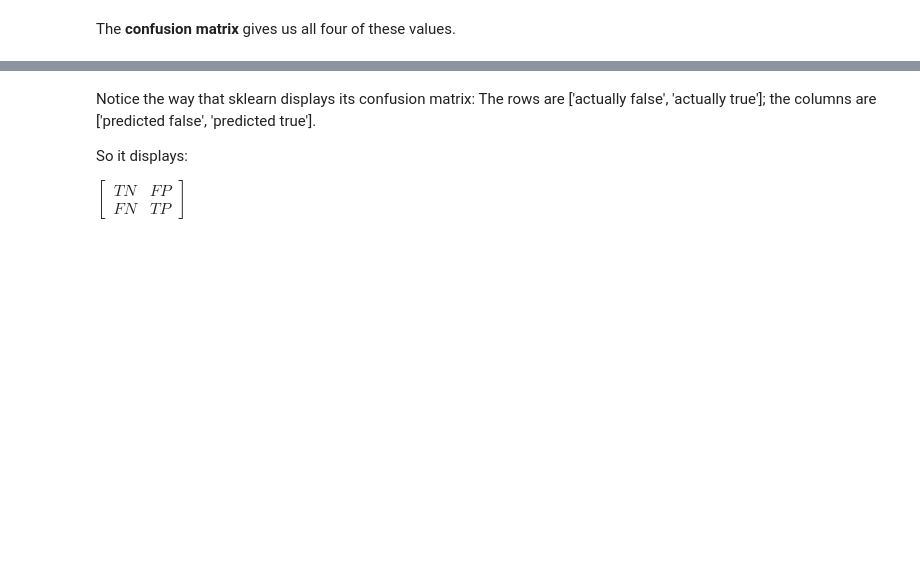
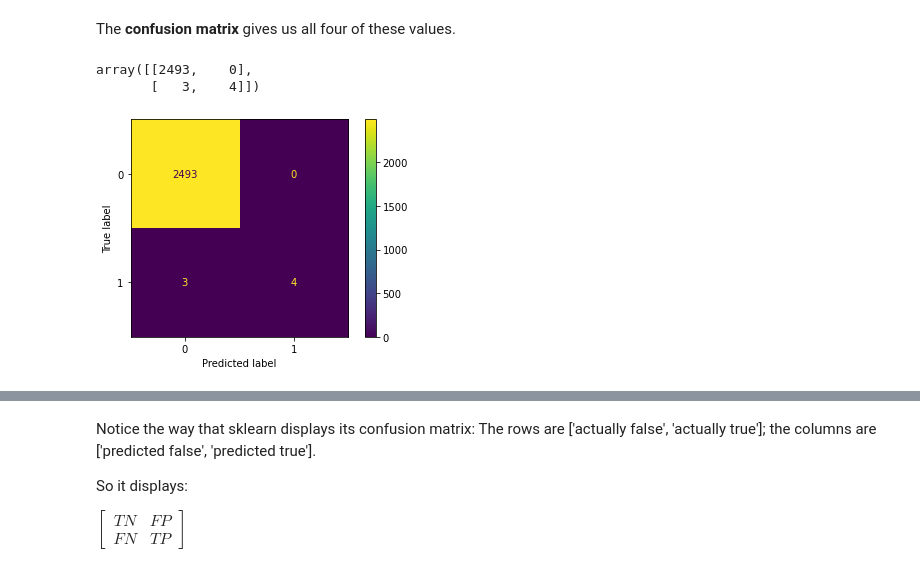
Before and after one commit to rbdaly16/NATL-DS-Live-062623, a Jupyter notebook: Phase3/Lectures/12_Evaluation_Confusing_Matrix.ipynb, the cells around one changed output, grey strips where cells are left out. Cells and saved outputs as stored; diff of their text form; code cells hidden in the pictures; blank space fills up the shorter version.

```diff
--- a/Phase3/Lectures/12_Evaluation_Confusing_Matrix.ipynb
+++ b/Phase3/Lectures/12_Evaluation_Confusing_Matrix.ipynb
@@ -63,10 +88,17 @@ Fraudulent transactions are rare - only 0.4% of transactions were fraudulent
 Let's run a logistic regression model using all of our features.
 # %%
 # Separate data into feature and target DataFrames
+X = credit_data.drop('Class', axis = 1)
+y = credit_data['Class']
 
 # Split data into train and test sets
+X_train, X_test, y_train, y_test = train_test_split(X, y, random_state = 1)
 
 # Scale the data for modeling
-
+scaler = StandardScaler()
+X_train_sc = scaler.fit_transform(X_train)
+X_test_sc = scaler.transform(X_test)
 
 # Train a logistic regresssion model with the train data
+cred_model = LogisticRegression(random_state=42)
+cred_model.fit(X_train_sc, y_train)
@@ -98,3 +157,12 @@ cm_1
+# %%
+y_pred = cred_model.predict(X_test_sc)
+cm_1 = confusion_matrix(y_test, y_pred)
+cm_1
+# %% [output]
+array([[2493,    0],
+       [   3,    4]])
 # %%
 # More visual representation
-None
+plot_confusion_matrix(cred_model, X_test_sc, y_test);
+# %% [output]
+[figure, added]
```
Also changed, not shown: parts of 36 cells of this notebook.
